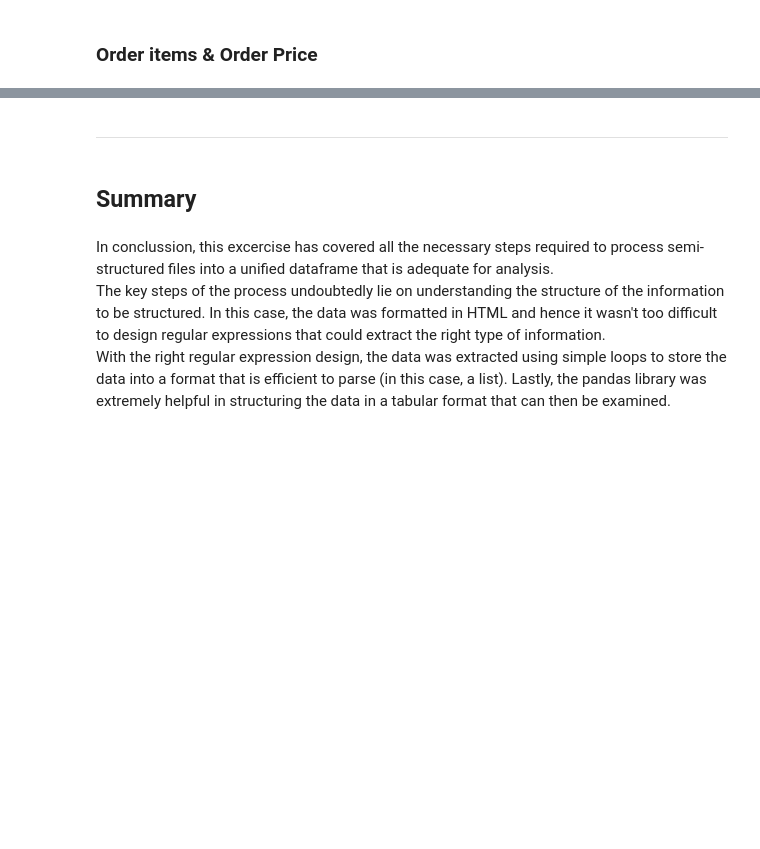
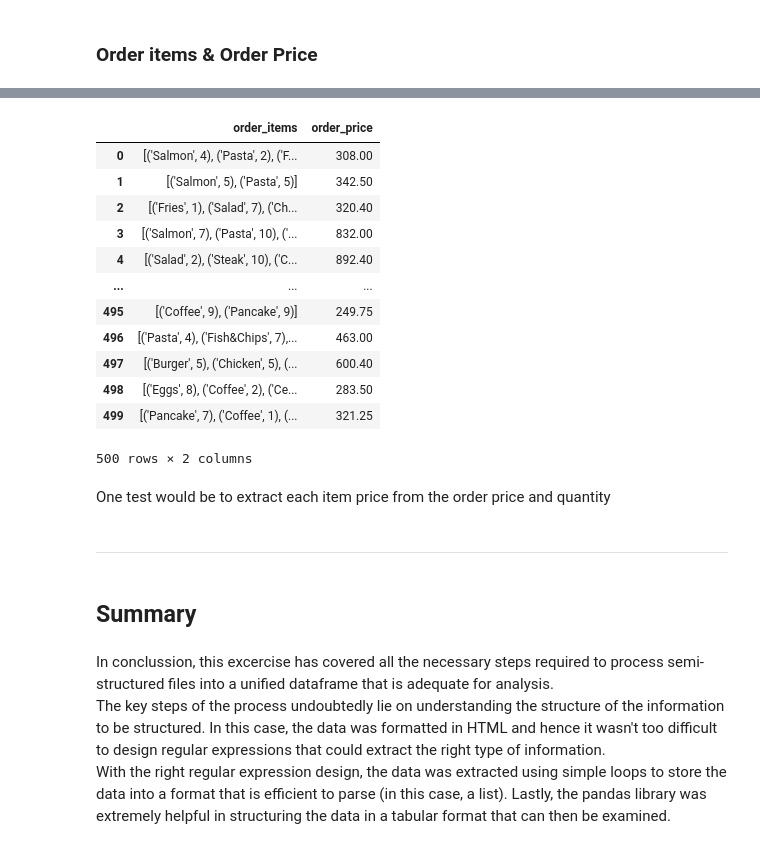
Before and after one commit to pampagrimaldi/FIT5196-A2, a Jupyter notebook: A2_32980523.ipynb, the cells around one changed output, grey strips where cells are left out. Saved outputs shown, nothing was run; the diff lists cells and outputs as text; code cells hidden in the pictures; blank space fills up the shorter version.

```diff
--- a/A2_32980523.ipynb
+++ b/A2_32980523.ipynb
@@ -472,0 +499,19 @@ dirty_data_op = dirty_data[['order_items','order_price']]
+# %%
+import seaborn as sns
+dirty_data_op
+# %% [output]
+|  | order_items | order_price |
+| 0 | [('Salmon', 4), ('Pasta', 2), ('F... | 308.00 |
+| 1 | [('Salmon', 5), ('Pasta', 5)] | 342.50 |
+| 2 | [('Fries', 1), ('Salad', 7), ('Ch... | 320.40 |
+| 3 | [('Salmon', 7), ('Pasta', 10), ('... | 832.00 |
+| 4 | [('Salad', 2), ('Steak', 10), ('C... | 892.40 |
+| ... | ... | ... |
+| 495 | [('Coffee', 9), ('Pancake', 9)] | 249.75 |
+| 496 | [('Pasta', 4), ('Fish&Chips', 7),... | 463.00 |
+| 497 | [('Burger', 5), ('Chicken', 5), (... | 600.40 |
+| 498 | [('Eggs', 8), ('Coffee', 2), ('Ce... | 283.50 |
+| 499 | [('Pancake', 7), ('Coffee', 1), (... | 321.25 |
+500 rows × 2 columns
+# %% [markdown]
+One test would be to extract each item price from the order price and quantity
```
Also changed, not shown: parts of 14 cells of this notebook.
